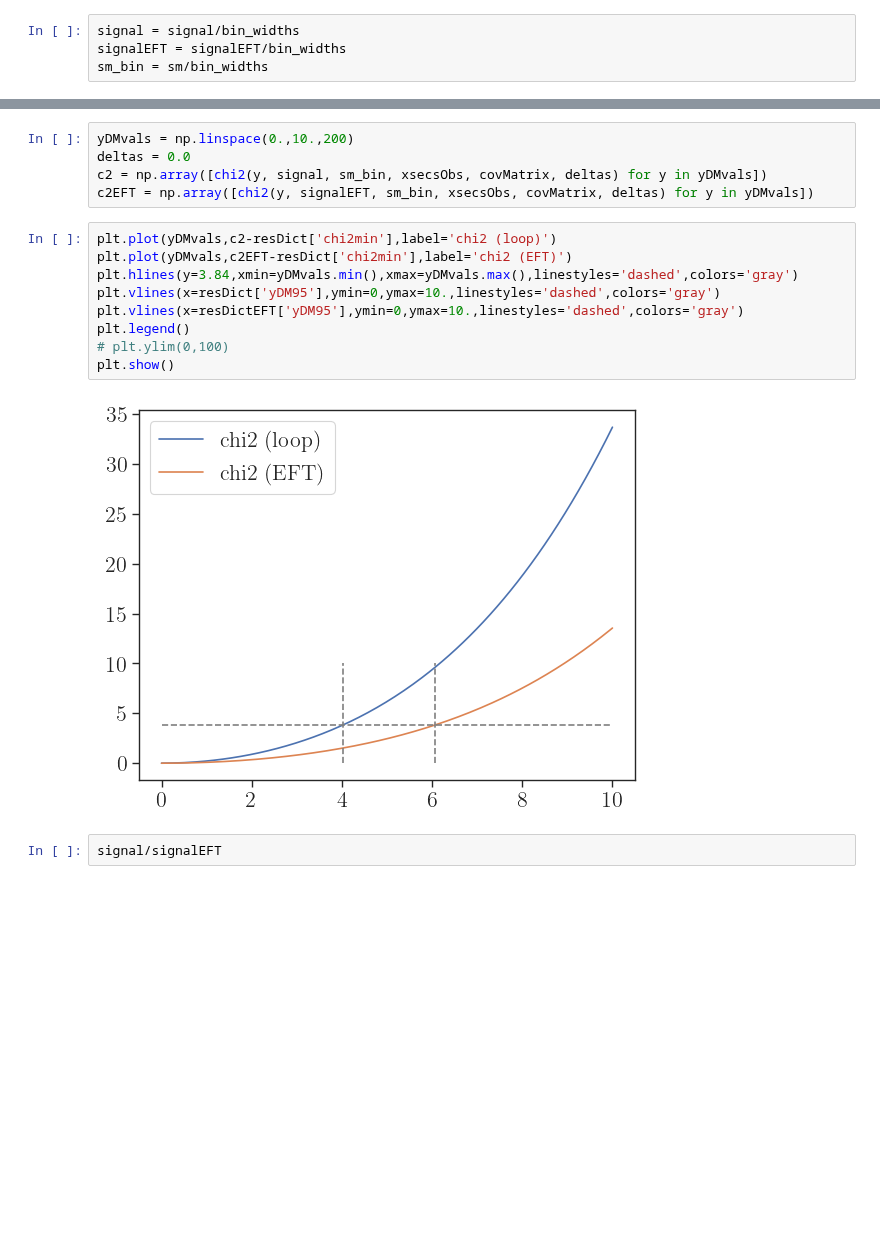
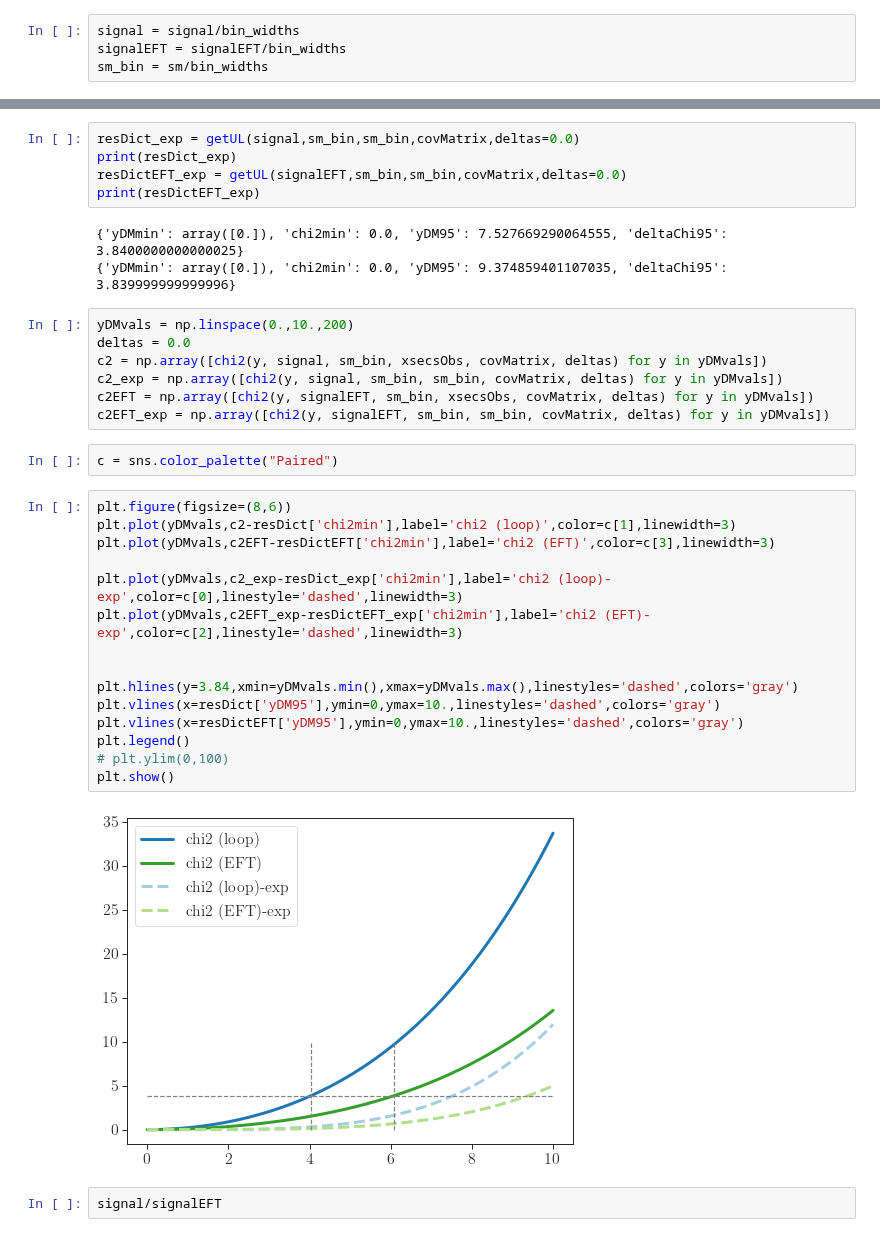
Before and after one commit to andlessa/SMStoEFT, a Jupyter notebook: Recast/ATLAS-TOPQ-2019-23_tpT/testChi2.ipynb, the cells around one changed output, grey strips where cells are left out. Saved outputs shown, nothing was run; the diff lists cells and outputs as text; blank space fills up the shorter version.

```diff
--- a/Recast/ATLAS-TOPQ-2019-23_tpT/testChi2.ipynb
+++ b/Recast/ATLAS-TOPQ-2019-23_tpT/testChi2.ipynb
@@ -122,19 +122,37 @@ print(resDictEFT)
+# %%
+resDict_exp = getUL(signal,sm_bin,sm_bin,covMatrix,deltas=0.0)
+print(resDict_exp)
+resDictEFT_exp = getUL(signalEFT,sm_bin,sm_bin,covMatrix,deltas=0.0)
+print(resDictEFT_exp)
+# %% [output]
+{'yDMmin': array([0.]), 'chi2min': 0.0, 'yDM95': 7.527669290064555, 'deltaChi95': 3.8400000000000025}
+{'yDMmin': array([0.]), 'chi2min': 0.0, 'yDM95': 9.374859401107035, 'deltaChi95': 3.839999999999996}
 # %%
 yDMvals = np.linspace(0.,10.,200)
 deltas = 0.0
 c2 = np.array([chi2(y, signal, sm_bin, xsecsObs, covMatrix, deltas) for y in yDMvals])
+c2_exp = np.array([chi2(y, signal, sm_bin, sm_bin, covMatrix, deltas) for y in yDMvals])
 c2EFT = np.array([chi2(y, signalEFT, sm_bin, xsecsObs, covMatrix, deltas) for y in yDMvals])
+c2EFT_exp = np.array([chi2(y, signalEFT, sm_bin, sm_bin, covMatrix, deltas) for y in yDMvals])
+# %%
+c = sns.color_palette("Paired")
 # %%
-plt.plot(yDMvals,c2-resDict['chi2min'],label='chi2 (loop)')
-plt.plot(yDMvals,c2EFT-resDict['chi2min'],label='chi2 (EFT)')
+plt.figure(figsize=(8,6))
+plt.plot(yDMvals,c2-resDict['chi2min'],label='chi2 (loop)',color=c[1],linewidth=3)
+plt.plot(yDMvals,c2EFT-resDictEFT['chi2min'],label='chi2 (EFT)',color=c[3],linewidth=3)
+
+plt.plot(yDMvals,c2_exp-resDict_exp['chi2min'],label='chi2 (loop)-exp',color=c[0],linestyle='dashed',linewidth=3)
+plt.plot(yDMvals,c2EFT_exp-resDictEFT_exp['chi2min'],label='chi2 (EFT)-exp',color=c[2],linestyle='dashed',linewidth=3)
+
+
 plt.hlines(y=3.84,xmin=yDMvals.min(),xmax=yDMvals.max(),linestyles='dashed',colors='gray')
 plt.vlines(x=resDict['yDM95'],ymin=0,ymax=10.,linestyles='dashed',colors='gray')
 plt.vlines(x=resDictEFT['yDM95'],ymin=0,ymax=10.,linestyles='dashed',colors='gray')
 plt.legend()
 # plt.ylim(0,100)
 plt.show()
 # %% [output]
-[figure, old version]
+[figure, new version]
 # %%
 signal/signalEFT
 # %% [output]
```
Also changed, not shown: parts of 5 cells of this notebook, 5 other files.
